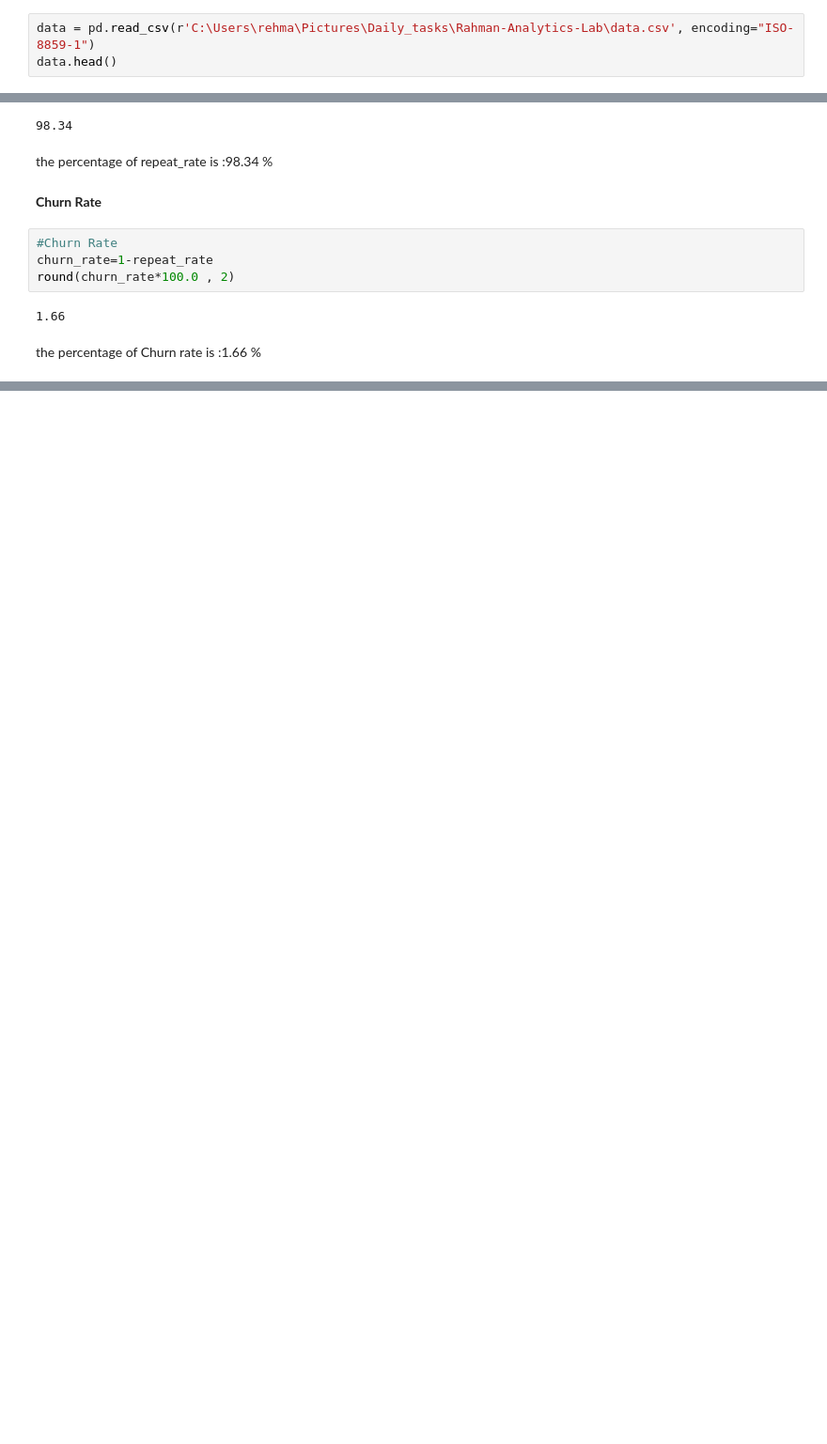
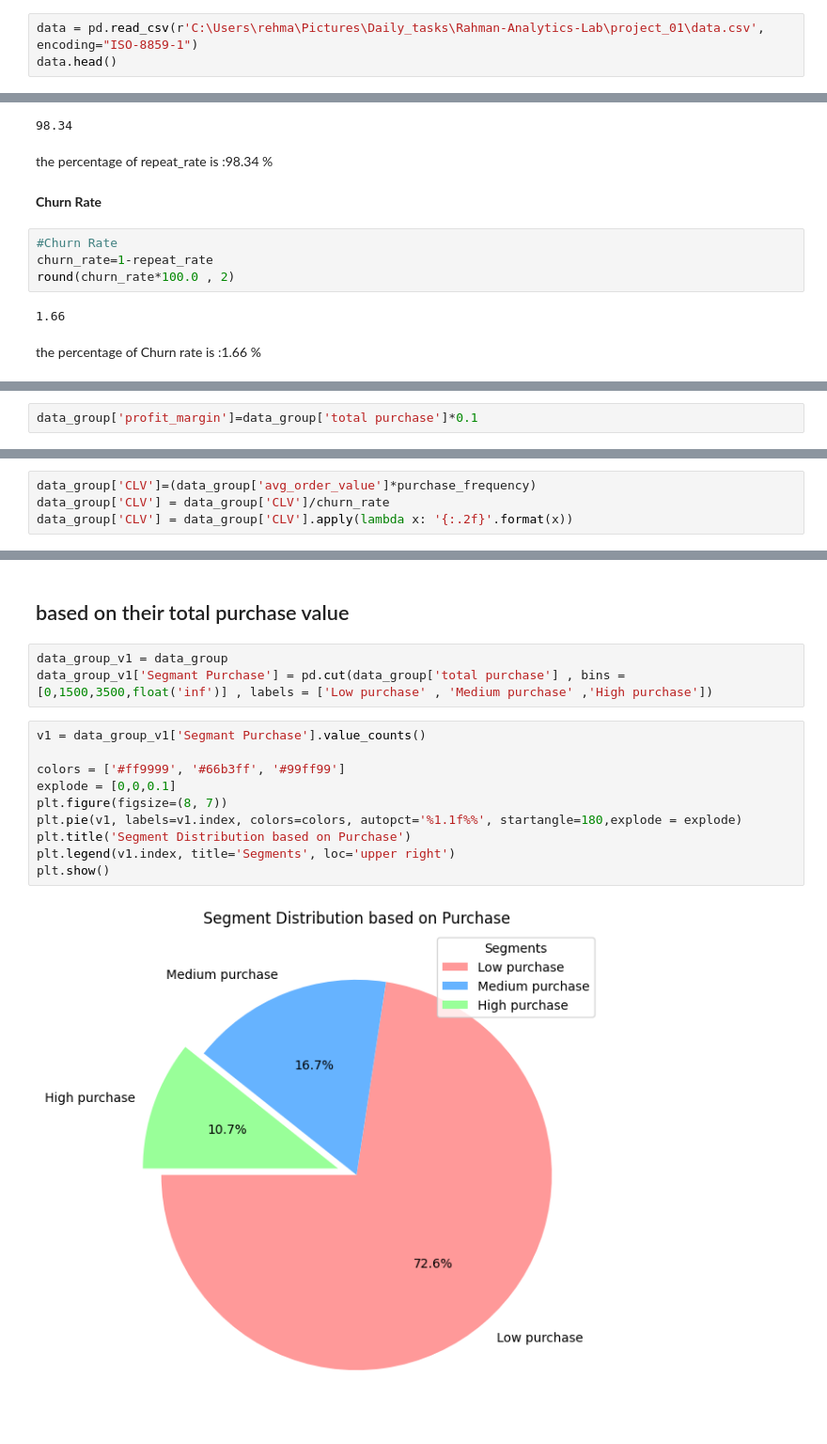
Before and after one commit to Rehman-Shaikh/Rahman-Analytics-Lab, a Jupyter notebook: project_01/project_01.ipynb, the cells around one changed output, grey strips where cells are left out. Shown at 94% size. Drawn from its saved outputs; the diff is of its cells as text; blank space fills up the shorter version.

Commit message:
Project_01 Customer Lifetime Value Prediction Completed

```diff
--- a/project_01/project_01.ipynb
+++ b/project_01/project_01.ipynb
@@ -8,7 +8,7 @@ import seaborn as sns
 # %% [markdown]
 **Loading Data**
 # %%
-data = pd.read_csv(r'C:\Users\rehma\Pictures\Daily_tasks\Rahman-Analytics-Lab\data.csv', encoding="ISO-8859-1")
+data = pd.read_csv(r'C:\Users\rehma\Pictures\Daily_tasks\Rahman-Analytics-Lab\project_01\data.csv', encoding="ISO-8859-1")
 data.head()
 # %% [output]
 |  | InvoiceNo | StockCode | Description | Quantity | InvoiceDate | UnitPrice | CustomerID | Country |
@@ -140,0 +145,2 @@ the percentage of Churn rate is :1.66 %
+# %%
+data_group['profit_margin']=data_group['total purchase']*0.1
@@ -140,0 +151,4 @@ the percentage of Churn rate is :1.66 %
+# %%
+data_group['CLV']=(data_group['avg_order_value']*purchase_frequency)
+data_group['CLV'] = data_group['CLV']/churn_rate
+data_group['CLV'] = data_group['CLV'].apply(lambda x: '{:.2f}'.format(x))
@@ -140,0 +159,17 @@ the percentage of Churn rate is :1.66 %
+# %% [markdown]
+## based on their total purchase value
+# %%
+data_group_v1 = data_group
+data_group_v1['Segmant Purchase'] = pd.cut(data_group['total purchase'] , bins = [0,1500,3500,float('inf')] , labels = ['Low purchase' , 'Medium purchase' ,'High purchase'])
+# %%
+v1 = data_group_v1['Segmant Purchase'].value_counts()
+
+colors = ['#ff9999', '#66b3ff', '#99ff99']
+explode = [0,0,0.1]
+plt.figure(figsize=(8, 7))
+plt.pie(v1, labels=v1.index, colors=colors, autopct='%1.1f%%', startangle=180,explode = explode)
+plt.title('Segment Distribution based on Purchase')
+plt.legend(v1.index, title='Segments', loc='upper right')
+plt.show()
+# %% [output]
+[figure, added]
```
Also changed, not shown: parts of 58 cells of this notebook, 1 other file.
